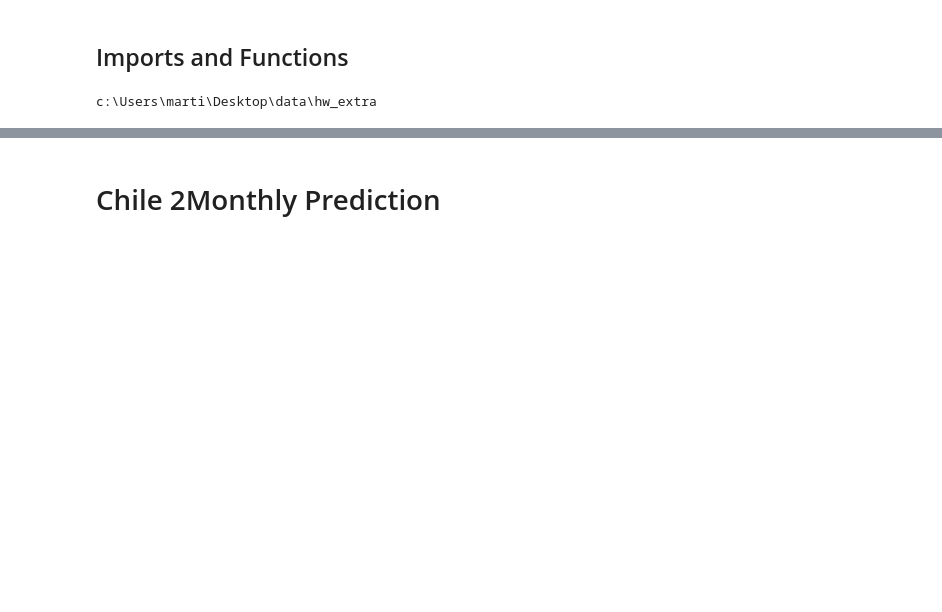
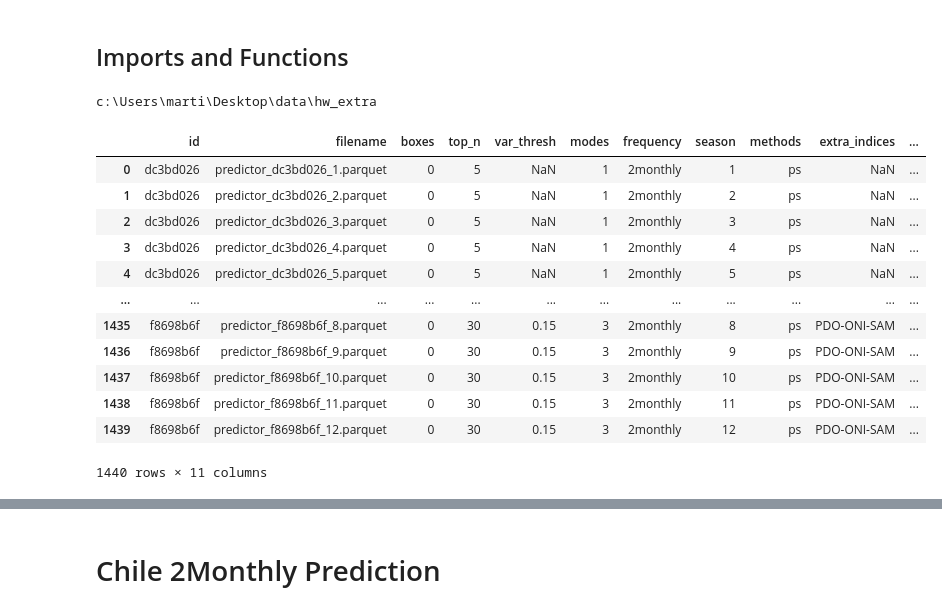
Before and after one commit to martinpavez/data, a Jupyter notebook: hw_extra/notebooks_prediction/prediction_2monthly.ipynb, the cells around one changed output, grey strips where cells are left out. Drawn from its saved outputs; the diff is of its cells as text; code cells hidden in the pictures; blank space fills up the shorter version.

```diff
--- a/hw_extra/notebooks_prediction/prediction_2monthly.ipynb
+++ b/hw_extra/notebooks_prediction/prediction_2monthly.ipynb
@@ -35,6 +35,22 @@ from Predictions import (
     PredictionModel
 )
 # %%
-metadata = pd.read_csv("data/new_features_t2m/california/metadata.csv")
+region="california"
+metadata = pd.read_csv(f"data/new_features_t2m/{region}/metadata.csv")
 metadata = metadata[metadata["frequency"]==FREQUENCY]
-metadata
+metadata.reset_index(inplace=True, drop=True)
+display(metadata)
+# %% [output]
+|  | id | filename | boxes | top_n | var_thresh | modes | frequency | season | methods | extra_indices | ... |
+| 0 | dc3bd026 | predictor_dc3bd026_1.parquet | 0 | 5 | NaN | 1 | 2monthly | 1 | ps | NaN | ... |
+| 1 | dc3bd026 | predictor_dc3bd026_2.parquet | 0 | 5 | NaN | 1 | 2monthly | 2 | ps | NaN | ... |
+| 2 | dc3bd026 | predictor_dc3bd026_3.parquet | 0 | 5 | NaN | 1 | 2monthly | 3 | ps | NaN | ... |
+| 3 | dc3bd026 | predictor_dc3bd026_4.parquet | 0 | 5 | NaN | 1 | 2monthly | 4 | ps | NaN | ... |
+| 4 | dc3bd026 | predictor_dc3bd026_5.parquet | 0 | 5 | NaN | 1 | 2monthly | 5 | ps | NaN | ... |
+| ... | ... | ... | ... | ... | ... | ... | ... | ... | ... | ... | ... |
+| 1435 | f8698b6f | predictor_f8698b6f_8.parquet | 0 | 30 | 0.15 | 3 | 2monthly | 8 | ps | PDO-ONI-SAM | ... |
+| 1436 | f8698b6f | predictor_f8698b6f_9.parquet | 0 | 30 | 0.15 | 3 | 2monthly | 9 | ps | PDO-ONI-SAM | ... |
+| 1437 | f8698b6f | predictor_f8698b6f_10.parquet | 0 | 30 | 0.15 | 3 | 2monthly | 10 | ps | PDO-ONI-SAM | ... |
+| 1438 | f8698b6f | predictor_f8698b6f_11.parquet | 0 | 30 | 0.15 | 3 | 2monthly | 11 | ps | PDO-ONI-SAM | ... |
+| 1439 | f8698b6f | predictor_f8698b6f_12.parquet | 0 | 30 | 0.15 | 3 | 2monthly | 12 | ps | PDO-ONI-SAM | ... |
+1440 rows × 11 columns
```
Also changed, not shown: parts of 6 cells of this notebook, 24 other files.
